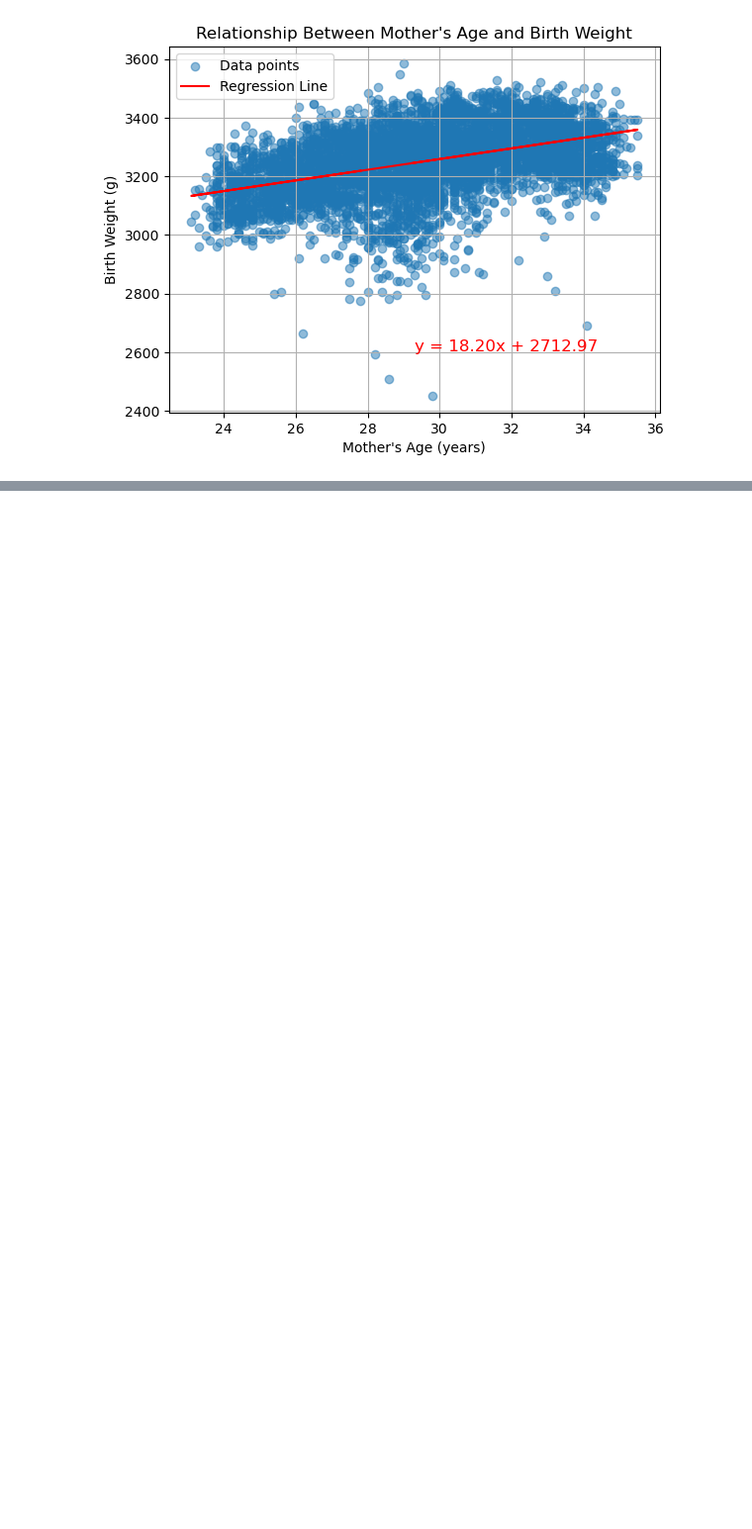
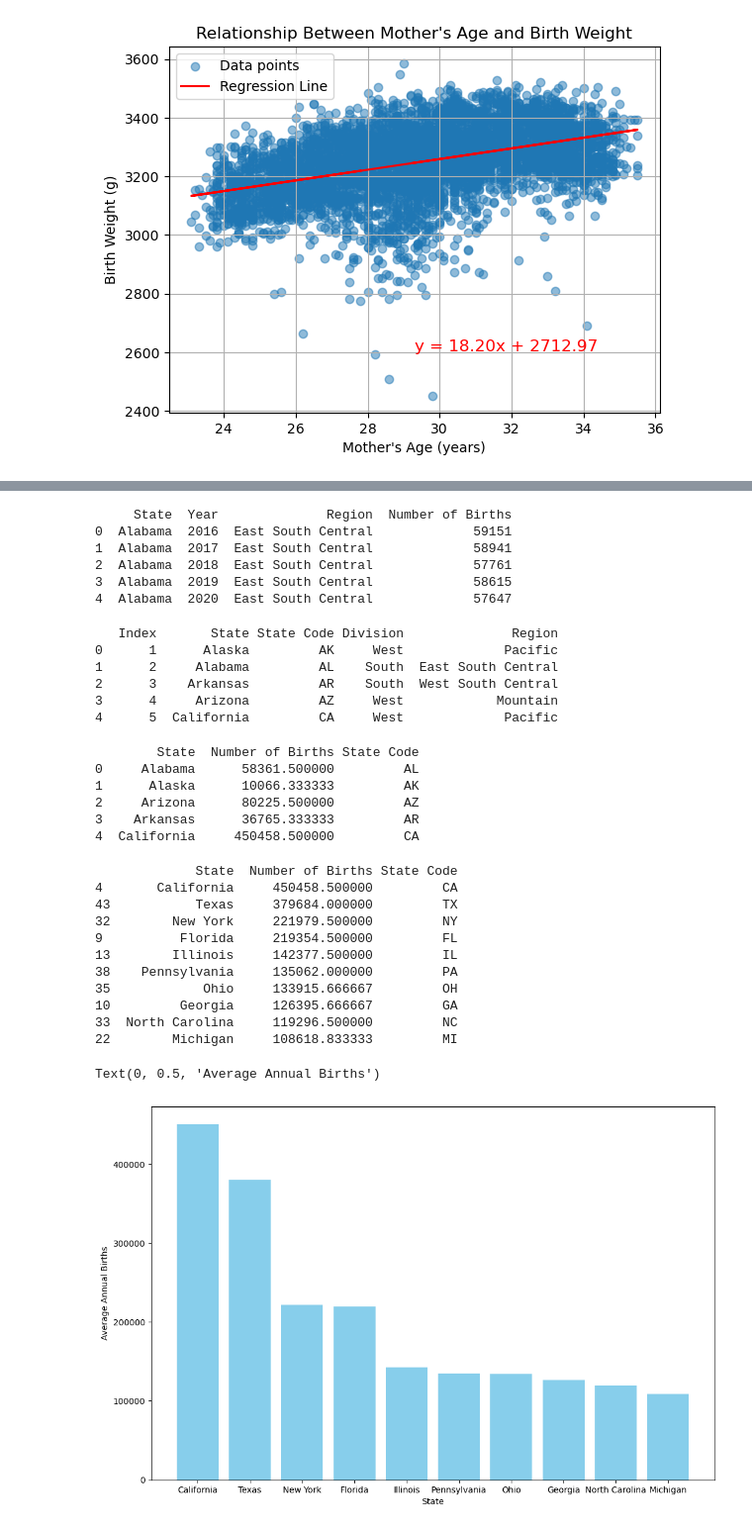
Before and after one commit to micah-11101/US-Birth-Analysis, a Jupyter notebook: JupyterNotebooks/Data_analysis.ipynb, the cells around one changed output, grey strips where cells are left out. Shown at 99% size. Drawn from its saved outputs; the diff is of its cells as text; code cells hidden in the pictures; blank space fills up the shorter version.

```diff
--- a/JupyterNotebooks/MMK.ipynb
+++ b/JupyterNotebooks/Data_analysis.ipynb
@@ -532,0 +518,10 @@ plt.show()
+# %%
+# Load the datasets
+# The births dataset contains information on births in the US from 2016 to 2021
+births_df = pd.read_csv('../Data/us_births_2016_2021.csv')
+# The regions dataset contains information on US state divisions and regions
+regions_df = pd.read_csv('../Data/US State Divison Regions.csv')
+# %%
+# Merge datasets
+# This step combines the birth data with regional information based on state abbreviations
+merged_df = pd.merge(births_df, regions_df[['State Code', 'Division', 'Region']], left_on='State Abbreviation', right_on='State Code')
@@ -532,0 +634,34 @@ plt.show()
+# %%
+# Show agg_df dataframe
+print(agg_df.head())
+# %% [output]
+     State  Year              Region  Number of Births
+0  Alabama  2016  East South Central             59151
+1  Alabama  2017  East South Central             58941
+2  Alabama  2018  East South Central             57761
+3  Alabama  2019  East South Central             58615
+4  Alabama  2020  East South Central             57647
+# %%
+# Show regions_df dataframe
+print(regions_df.head())
+# %% [output]
+   Index       State State Code Division              Region
+0      1      Alaska         AK     West             Pacific
+1      2     Alabama         AL    South  East South Central
+2      3    Arkansas         AR    South  West South Central
+3      4     Arizona         AZ     West            Mountain
+4      5  California         CA     West             Pacific
+# %%
+# Calculate average births per year for each state
+state_births = agg_df.groupby('State')['Number of Births'].mean().reset_index()
+state_births = pd.merge(state_births, regions_df[['State', 'State Code']], on='State')
+
+# Show state_births dataframe
+print(state_births.head())
+# %% [output]
+        State  Number of Births State Code
+0     Alabama      58361.500000         AL
+1      Alaska      10066.333333         AK
+2     Arizona      80225.500000         AZ
+3    Arkansas      36765.333333         AR
+4  California     450458.500000         CA
@@ -532,0 +695,24 @@ plt.show()
+# %%
+# Show the top 10 states with the highest average births and their average births and ranking
+top_states = state_births.sort_values(by='Number of Births', ascending=False).head(10)
+print(top_states)
+
+# Create a bar chart of the top 10 states with the highest average births
+plt.figure(figsize=(12, 8))
+plt.bar(top_states['State'], top_states['Number of Births'], color='skyblue')
+plt.xlabel('State')
+plt.ylabel('Average Annual Births')
+# %% [output]
+             State  Number of Births State Code
+4       California     450458.500000         CA
+43           Texas     379684.000000         TX
+32        New York     221979.500000         NY
+9          Florida     219354.500000         FL
+13        Illinois     142377.500000         IL
+38    Pennsylvania     135062.000000         PA
+35            Ohio     133915.666667         OH
+10         Georgia     126395.666667         GA
+33  North Carolina     119296.500000         NC
+22        Michigan     108618.833333         MI
+Text(0, 0.5, 'Average Annual Births')
+[figure, added]
```
Also changed, not shown: parts of 22 cells of this notebook.
